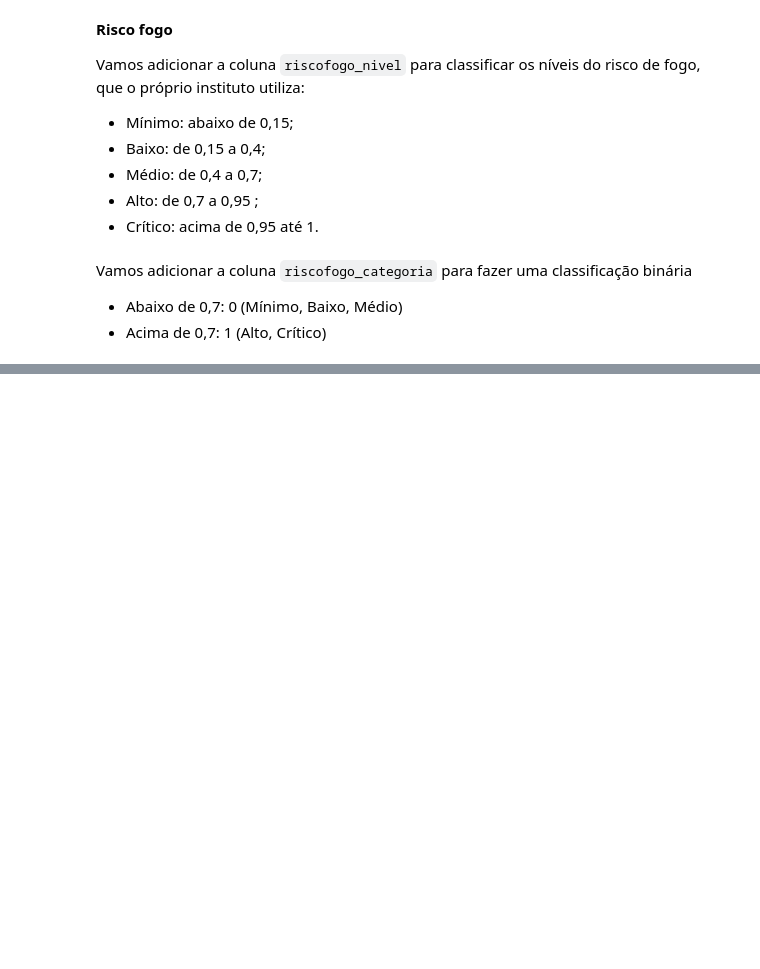
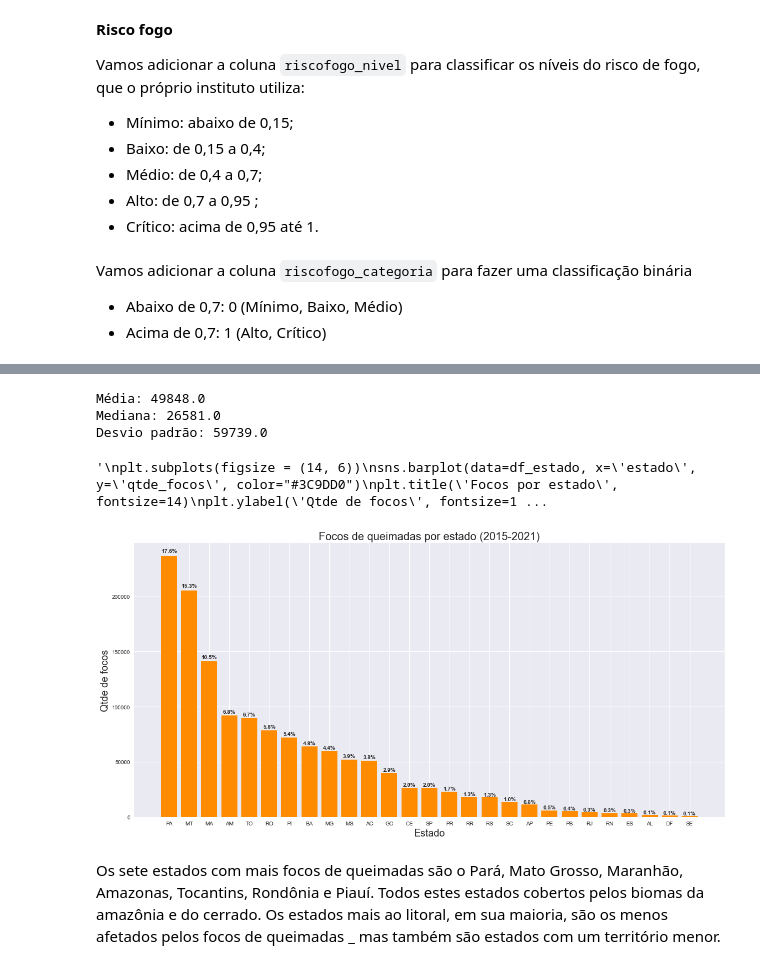
Before and after one commit to heavyrick/posgrad, a Jupyter notebook: final/focos_queimadas.ipynb, the cells around one changed output, grey strips where cells are left out. Saved outputs shown, nothing was run; the diff lists cells and outputs as text; code cells hidden in the pictures; blank space fills up the shorter version.

```diff
--- a/final/focos_queimadas.ipynb
+++ b/final/focos_queimadas.ipynb
@@ -339,0 +523,9 @@ df_focos_queimadas_ml.head()
+# %%
+df_estado = df_focos_queimadas.groupby(['estado'], as_index = True)['datahora'].count().reset_index()
+df_estado.rename(columns = {'datahora':'qtde_focos'}, inplace = True)
+
+# Ordenar pelo maior número de focos
+df_estado.sort_values(by=['qtde_focos'], ascending=False, inplace=True, ignore_index=True)
+
+# criar coluna com qtde de focos relativa
+df_estado['qtde_focos_relativa'] = np.round(df_estado['qtde_focos'] / sum(df_estado['qtde_focos']), 4) * 100
@@ -339,0 +552,31 @@ df_focos_queimadas_ml.head()
+# %%
+print('Média:', np.round(np.mean(df_estado['qtde_focos'])))
+
+print('Mediana:', np.round(np.median(df_estado['qtde_focos'])))
+
+print('Desvio padrão:', np.round(np.std(df_estado['qtde_focos'])))
+# %% [output]
+Média: 49848.0
+Mediana: 26581.0
+Desvio padrão: 59739.0
+# %%
+plt.figure(figsize=(16,8))
+graph = plt.bar(df_estado.estado, df_estado.qtde_focos, color='darkorange')
+plt.title('Focos de queimadas por estado (2015-2021)', fontsize=20)
+plt.ylabel('Qtde de focos', fontsize=18)
+plt.xlabel('Estado', fontsize=18)
+
+i = 0
+for p in graph:
+    width = p.get_width()
+    height = p.get_height()
+    x, y = p.get_xy()
+    plt.text(x+width/2, y+height*1.01, str(np.round(df_estado.qtde_focos_relativa[i],1))+'%', weight='bold', ha='center', va='bottom')
+    i+=1
+plt.tight_layout();
+plt.savefig('dados/queimadas_estado.png', dpi=300);
+# %% [output]
+'\nplt.subplots(figsize = (14, 6))\nsns.barplot(data=df_estado, x=\'estado\', y=\'qtde_focos\', color="#3C9DD0")\nplt.title(\'Focos por estado\', fontsize=14)\nplt.ylabel(\'Qtde de focos\', fontsize=1 ...
+[figure, added]
+# %% [markdown]
+Os sete estados com mais focos de queimadas são o Pará, Mato Grosso, Maranhão, Amazonas, Tocantins, Rondônia e Piauí. Todos estes estados cobertos pelos biomas da amazônia e do cerrado. Os estados mais ao litoral, em sua maioria, são os menos afetados pelos focos de queimadas _ mas também são estados com um território menor.
```
Also changed, not shown: parts of 84 cells of this notebook, 10 other files.
